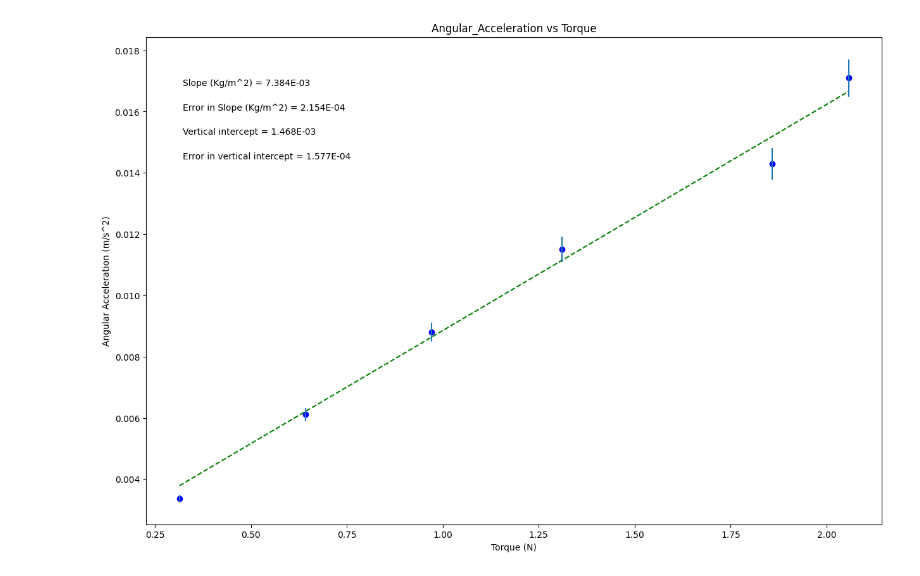
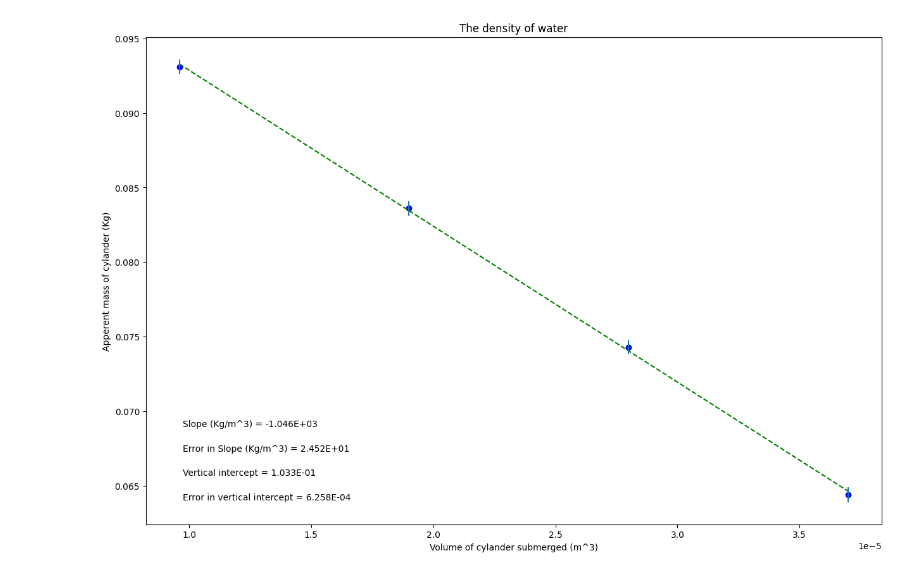
Before and after one commit to I-cant-belive-xander-is-here/School, a Jupyter notebook: PHSXlab_plotting_template.ipynb, the cells around one changed output. Saved outputs shown, nothing was run; the diff lists cells and outputs as text; code cells hidden in the pictures.

```diff
--- a/PHSXlab_plotting_template.ipynb
+++ b/PHSXlab_plotting_template.ipynb
@@ -19,33 +19,33 @@ import matplotlib.pyplot as plt
 #variable names should start with a letter and must contain only letters, numbers, and underscores
 
 
-Angular_Acceleration = np.array([0.314, 0.642, 0.971, 1.310, 1.8578, 2.057])
+Volumestagesofcylinder = np.array([0.0000096, 0.000019, 0.000028, 0.000037])
 
-Torque = np.array([0.00337, 0.00611, 0.0088, 0.0115, 0.0143, 0.0171])
+Aperentmassofcylinder = np.array([0.0931, 0.0836, 0.0743, 0.0644])
 
-ErrorinTorque = np.array([0.000122, 0.000219, 0.000317, 0.000414, 0.000512, 0.000610])
+Errorinmass = np.array([0.0005, 0.0005, 0.0005, 0.0005])
 
 
 
 #Re-assign variables as x, y, dy so that the remaining plotting code may remain generic
 #UPDATE VARIABLE NAMES (ON RHS OF EACH EQUAL SIGN) TO MATCH VARIABLE NAMES FOR DATA ABOVE
 
-x = Angular_Acceleration             #this should be the array you want to plot on the x axis
-y = Torque             #this should be the array you want to plot on the y axis
-dy = ErrorinTorque        #this should be your error in y array
+x = Volumestagesofcylinder            #this should be the array you want to plot on the x axis
+y = Aperentmassofcylinder             #this should be the array you want to plot on the y axis
+dy = Errorinmass        #this should be your error in y array
 
 
 #UPDATE EACH OF THESE 4 STRINGS FOR YOUR PLOT LABELS AS YOU WANT THEM TO APPEAR
 
-plot_title= 'Angular_Acceleration vs Torque'
-x_label= 'Torque (N)'
-y_label= 'Angular Acceleration (m/s^2)'
-slope_units= 'Kg/m^2'
+plot_title= 'The density of water'
+x_label= 'Volume of cylander submerged (m^3)'
+y_label= 'Apperent mass of cylander (Kg)'
+slope_units= 'Kg/m^3'
 
 #UPDATE ANNOTATION PLACEMENT SO IT'S OUT OF WAY OF PLOTTED DATA AND BEST FIT LINE
 #integer from 1 to 4, top R corner is 1 (counter-clockwise from there)
 
-annotation_placement=2
+annotation_placement=3
 
 
 #-----------------------------------------------------------------------#
@@ -92,31 +92,31 @@ elif annotation_placement==3 or annotation_placement==4:
 #Don't need to change anything in this section!
 
 #Plot data on graph. Plot error bars and place values for slope,
 #error in slope, and vertical intercept (plus error) on the plot using "annotate"
 
 plt.figure(figsize=(15,10))
 
 plt.plot(x, fit, color='green', linestyle='--')
 plt.scatter(x, y, color='blue', marker='o')
 
 plt.xlabel(x_label)
 plt.ylabel(y_label)
 plt.title(plot_title)
 
 plt.errorbar(x, y, yerr=dy, xerr=None, fmt="none") #don't need to plot x error bars
 
 plt.annotate('Slope ({}) = {value:.{digits}E}'.format(slope_units,value=m, digits=3),
              (xpos, ypos[0]), xycoords='axes fraction')
 
 plt.annotate('Error in Slope ({}) = {value:.{digits}E}'.format(slope_units,value=dm, digits=3),
              (xpos, ypos[1]), xycoords='axes fraction')
 
 plt.annotate('Vertical intercept = {value:.{digits}E}'.format(value=b, digits=3),
              (xpos, ypos[2]), xycoords='axes fraction')
 
 plt.annotate('Error in vertical intercept = {value:.{digits}E}'.format(value=db, digits=3),
              (xpos, ypos[3]), xycoords='axes fraction')
 
 plt.show()
 # %% [output]
-[figure, old version]
+[figure, new version]
```
